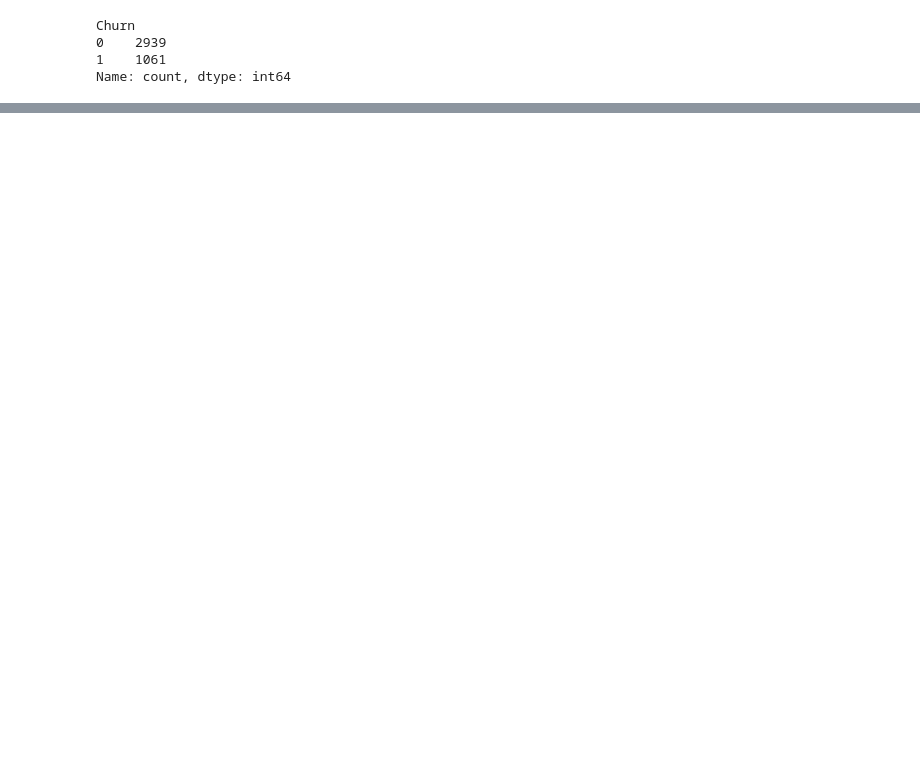
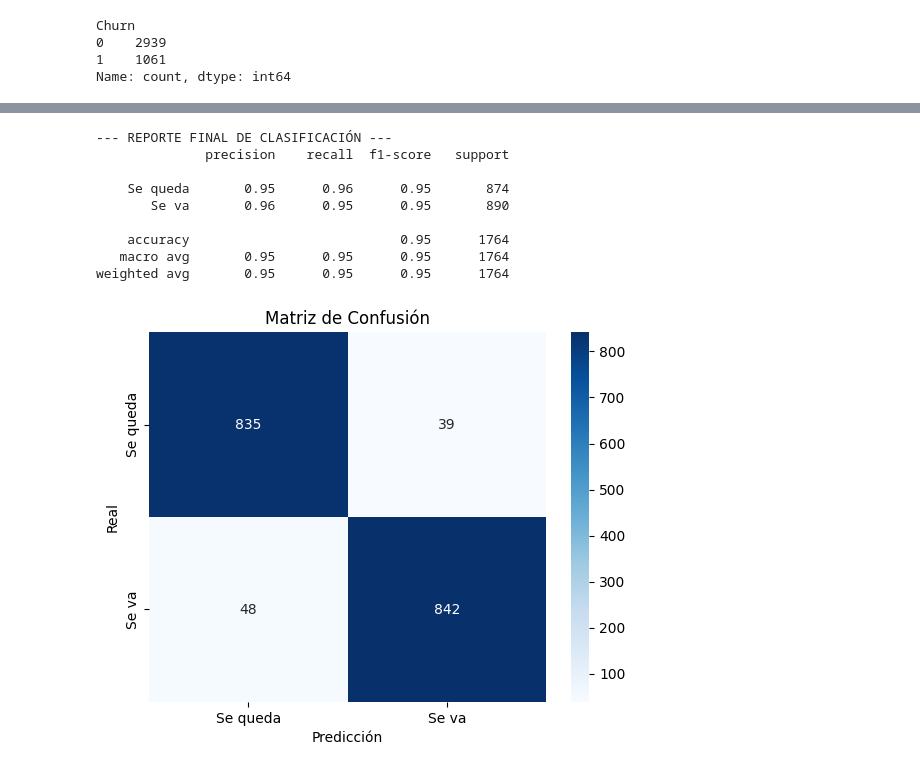
Before and after one commit to Dalzsfn/deteccion-de-abandono-de-servicios, a Jupyter notebook: ml_pipeline/notebooks/test_red_neuronal_gym.ipynb, the cells around one changed output, grey strips where cells are left out. Cells and saved outputs as stored; diff of their text form; code cells hidden in the pictures; blank space fills up the shorter version.

```diff
--- a/ml_pipeline/notebooks/test_red_neuronal_gym.ipynb
+++ b/ml_pipeline/notebooks/test_red_neuronal_gym.ipynb
@@ -83,13 +88,13 @@ Churn
 Name: count, dtype: int64
 # %%
 ros = RandomOverSampler()
-X_ros, y_ros = ros.fit_resample(X, y)
+X_ros, y_ros = ros.fit_resample(X_escalado, y)
 
 rus = RandomUnderSampler()
-X_rus, y_rus = rus.fit_resample(X, y)
+X_rus, y_rus = rus.fit_resample(X_escalado, y)
 
 smote = SMOTE()
-X_smote, y_smote = smote.fit_resample(X, y)
+X_smote, y_smote = smote.fit_resample(X_escalado, y)
 # %%
 X_train, X_test, y_train, y_test = train_test_split(X_smote, y_smote, test_size=0.3, random_state=100)
 # %%
@@ -114 +112,11 @@ y_test_dum
+# %%
+X_train_tensor = torch.tensor(X_train, dtype=torch.float32)
+y_train_tensor = torch.tensor(y_train.values, dtype=torch.long)
+# %%
+X_val_tensor = torch.tensor(X_test, dtype=torch.float32)
+y_val_tensor = torch.tensor(y_test.values, dtype=torch.float32).unsqueeze(1)
+# %%
+BATCH_SIZE = 64
+train_dataset = TensorDataset(X_train_tensor, y_train_tensor)
+train_loader = DataLoader(train_dataset, batch_size=BATCH_SIZE, shuffle=True)
 # %%
@@ -130,0 +200,30 @@ criterion = nn.CrossEntropyLoss()
+# %%
+modelo.eval()
+with torch.no_grad():
+    # Obtenemos todas las predicciones del set de validación
+    pred_finales = modelo(X_val_tensor)
+    y_pred = torch.argmax(pred_finales, dim=1).numpy()
+    y_true = y_val_tensor.flatten().numpy()
+
+# Mostrar Reporte
+print("\n--- REPORTE FINAL DE CLASIFICACIÓN ---")
+print(classification_report(y_true, y_pred, target_names=['Se queda', 'Se va']))
+
+# Matriz de Confusión Visual
+cm = confusion_matrix(y_true, y_pred)
+sns.heatmap(cm, annot=True, fmt='d', cmap='Blues', xticklabels=['Se queda', 'Se va'], yticklabels=['Se queda', 'Se va'])
+plt.xlabel('Predicción')
+plt.ylabel('Real')
+plt.title('Matriz de Confusión')
+plt.show()
+# %% [output]
+--- REPORTE FINAL DE CLASIFICACIÓN ---
+              precision    recall  f1-score   support
+
+    Se queda       0.95      0.96      0.95       874
+       Se va       0.96      0.95      0.95       890
+
+    accuracy                           0.95      1764
+   macro avg       0.95      0.95      0.95      1764
+weighted avg       0.95      0.95      0.95      1764
+[figure, added]
```
Also changed, not shown: parts of 6 cells of this notebook.
